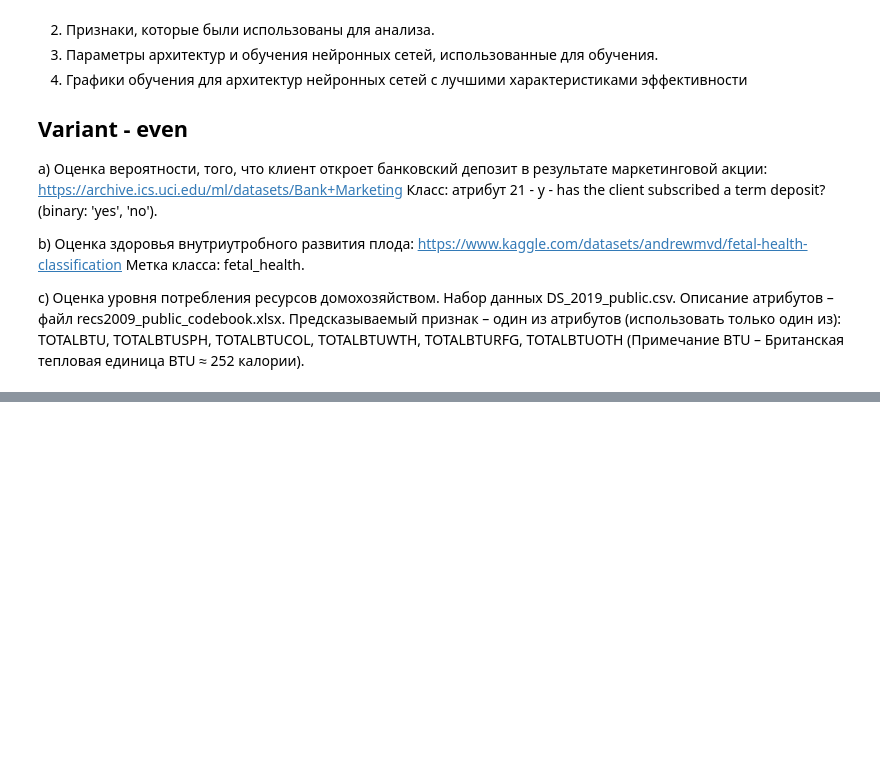
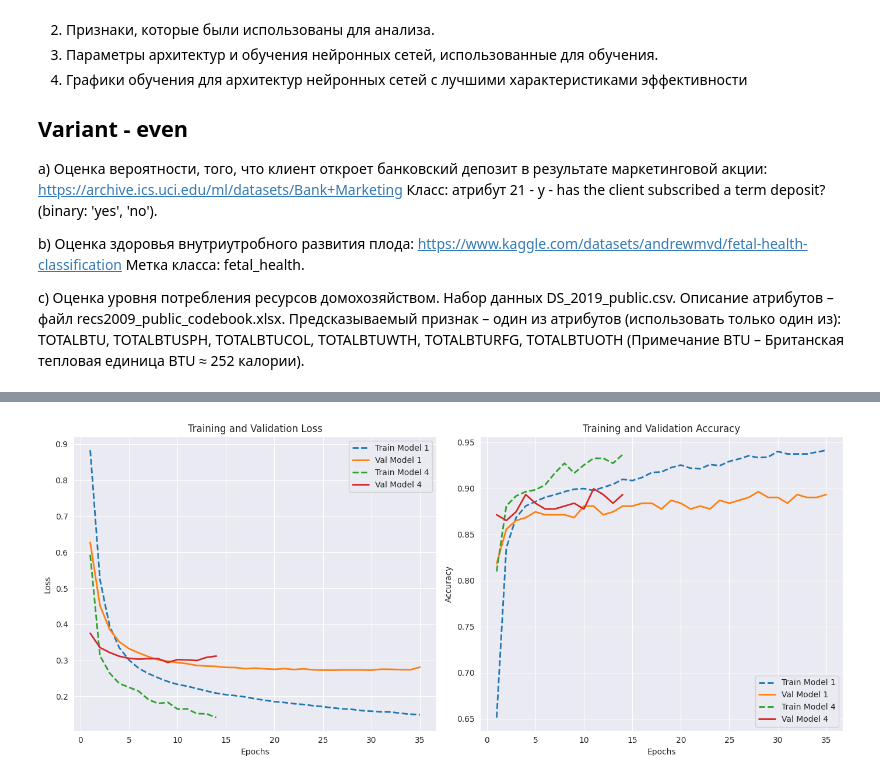
Before and after one commit to Hjklvfr/DataAnalysisMethods, a Jupyter notebook: analytics/notebooks/ml_lab4b.ipynb, the cells around one changed output, grey strips where cells are left out. Drawn from its saved outputs; the diff is of its cells as text; code cells hidden in the pictures; blank space fills up the shorter version.

```diff
--- a/analytics/notebooks/ml_lab4b.ipynb
+++ b/analytics/notebooks/ml_lab4b.ipynb
@@ -42,0 +123,3 @@ import numpy as np
+# %%
+X_train, X_temp, y_train, y_temp = train_test_split(X, y, test_size=0.3, random_state=42, stratify=y)
+X_val, X_test, y_val, y_test = train_test_split(X_temp, y_temp, test_size=0.5, random_state=42, stratify=y_temp)
@@ -42,0 +250,30 @@ import numpy as np
+# %%
+def plot_training_history(model_histories, model_names):
+    plt.figure(figsize=(14, 6))
+
+    # График потерь (loss)
+    plt.subplot(1, 2, 1)
+    for i, (history, name) in enumerate(zip(model_histories, model_names)):
+        epochs = range(1, len(history.history['loss']) + 1)
+        plt.plot(epochs, history.history['loss'], label=f'Train {name}', linestyle='--', linewidth=2)
+        plt.plot(epochs, history.history['val_loss'], label=f'Val {name}', linewidth=2)
+    plt.title('Training and Validation Loss')
+    plt.xlabel('Epochs')
+    plt.ylabel('Loss')
+    plt.legend()
+    plt.grid(True)
+
+    # График точности (accuracy)
+    plt.subplot(1, 2, 2)
+    for i, (history, name) in enumerate(zip(model_histories, model_names)):
+        epochs = range(1, len(history.history['accuracy']) + 1)
+        plt.plot(epochs, history.history['accuracy'], label=f'Train {name}', linestyle='--', linewidth=2)
+        plt.plot(epochs, history.history['val_accuracy'], label=f'Val {name}', linewidth=2)
+    plt.title('Training and Validation Accuracy')
+    plt.xlabel('Epochs')
+    plt.ylabel('Accuracy')
+    plt.legend()
+    plt.grid(True)
+
+    plt.tight_layout()
+    plt.show()
@@ -42,0 +286,7 @@ import numpy as np
+# %%
+top_histories = [trained_models[i][1] for i in top_indices]
+top_names = [f"Model {i+1}" for i in top_indices]
+
+plot_training_history(top_histories, top_names)
+# %% [output]
+[figure, added]
```
Also changed, not shown: parts of 19 cells of this notebook, 7 other files.
